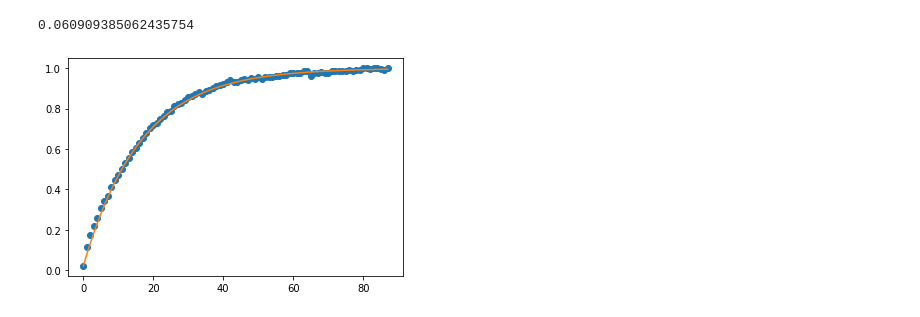
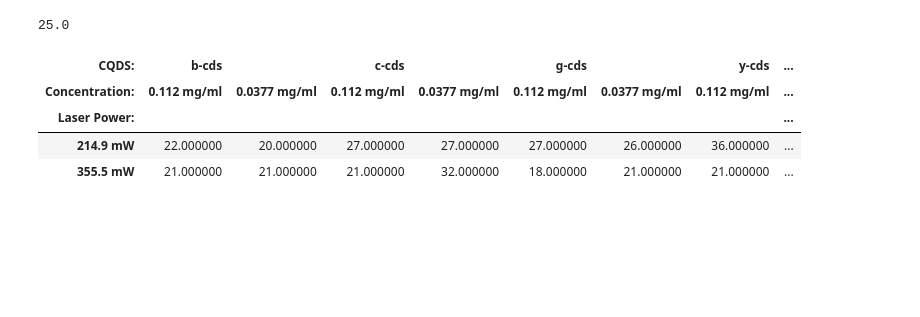
Before and after one commit to salarbalou/Experimetal_Resulsts, a Jupyter notebook: Light_to_Heat_conversion.ipynb, the cells around one changed output. Cells and saved outputs as stored; diff of their text form; code cells hidden in the pictures; blank space fills up the shorter version.

```diff
--- a/Light_to_Heat_conversion.ipynb
+++ b/Light_to_Heat_conversion.ipynb
@@ -484,15 +458,37 @@ df.style
-# %%
- xdata =trn60[0:np.argmax(Trn60)] #time from zero to when T reaches max
- ydata = Trn60[0:np.argmax(Trn60)] #T from room T to its max value
- ydatanorm = (ydata - 22)/(np.max(ydata)-22)
- b = 0.1 #the values which we have to optimize
- c = np.min(ydatanorm) #based on B.C. a is equal to a devided by the max T
- a = np.max(ydatanorm) - c #based on B.C. a is equal to 2 times min T
- y = func(xdata, a, b, c)
- popt, pcov = opt.curve_fit(func, xdata, ydatanorm)
- yfit = func(xdata, a, popt[1], c)
- plt.plot(xdata, ydatanorm, 'o', xdata, yfit, '-')
- print(popt[1])
-# %% [output]
-0.060909385062435754
-[figure, removed]
+# %%
+def t63(t, T):
+ Tnew = T[0:np.argmax(T)]
+ Tnorm = (Tnew - np.min(Tnew))/(np.max(Tnew)- np.min(Tnew))
+ t63 = t[np.max(np.where(Tnorm  <= np.max(Tnorm)*0.63)[0])]
+ return (t63)
+# %%
+t63(tr40, Tr40)
+# %% [output]
+25.0
+# %%
+t = [tb40, tb60, tc40, tc60, tg40, tg60, ty40, ty60, tr40, tr60]
+T = [Tb40, Tb60, Tc40, Tc60, Tg40, Tg60, Ty40, Ty60, Tr40, Tr60]
+tn = [tbn40, tbn60, tcn40, tcn60, tgn40, tgn60, tyn40, tyn60, trn40, trn60]
+Tn = [Tbn40, Tbn60, Tcn40, Tcn60, Tgn40, Tgn60, Tyn40, Tyn60, Trn40, Trn60]
+t_high =[]
+t_low =[]
+for i in range(10):
+ res = t63(t[i], T[i])
+ t_high.append(res)
+for i in range(10):
+ resn = t63(tn[i], Tn[i])
+ t_low.append(resn)
+dataframe = np.c_[(t_high, t_low)]
+pandastx = dataframe[0::2, :].reshape(-1)
+pandasty = dataframe[1::2, :].reshape(-1)
+# %%
+df = pd.DataFrame([pandastx,pandasty],
+                  index=pd.Index(['214.9 mW', '355.5 mW'], name='Laser Power:'),
+                  columns=pd.MultiIndex.from_product([['b-cds', 'c-cds', 'g-cds', 'y-cds', 'r-cds'],['0.112 mg/ml', '0.0377 mg/ml']], names=['CQDS:', 'Concentration:']))
+df.style
+# %% [output]
+| CQDS: | b-cds |  | c-cds |  | g-cds |  | y-cds | ... |
+| Concentration: | 0.112 mg/ml | 0.0377 mg/ml | 0.112 mg/ml | 0.0377 mg/ml | 0.112 mg/ml | 0.0377 mg/ml | 0.112 mg/ml | ... |
+| Laser Power: |  |  |  |  |  |  |  | ... |
+| 214.9 mW | 22.000000 | 20.000000 | 27.000000 | 27.000000 | 27.000000 | 26.000000 | 36.000000 | ... |
+| 355.5 mW | 21.000000 | 21.000000 | 21.000000 | 32.000000 | 18.000000 | 21.000000 | 21.000000 | ... |
```
Also changed, not shown: parts of 7 cells of this notebook.
